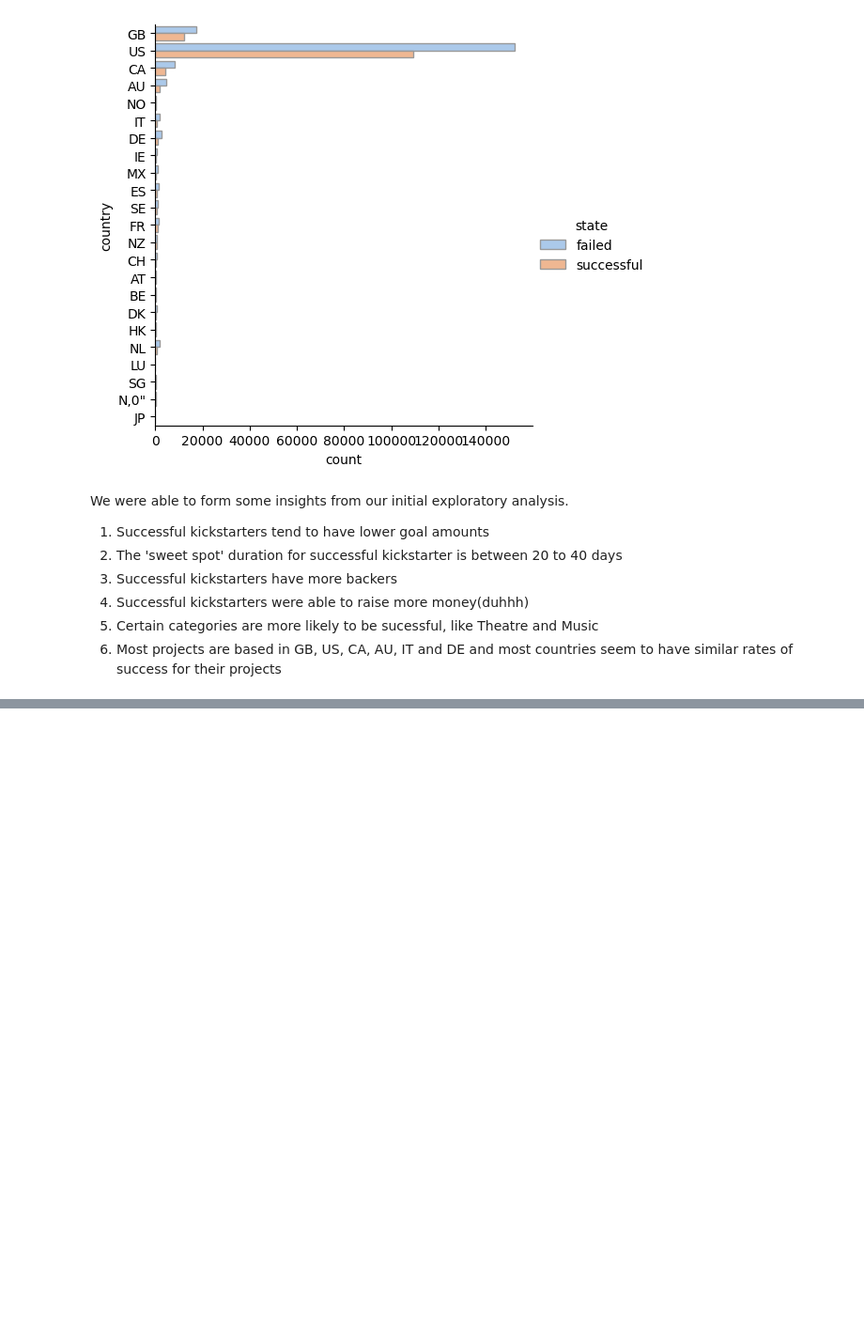
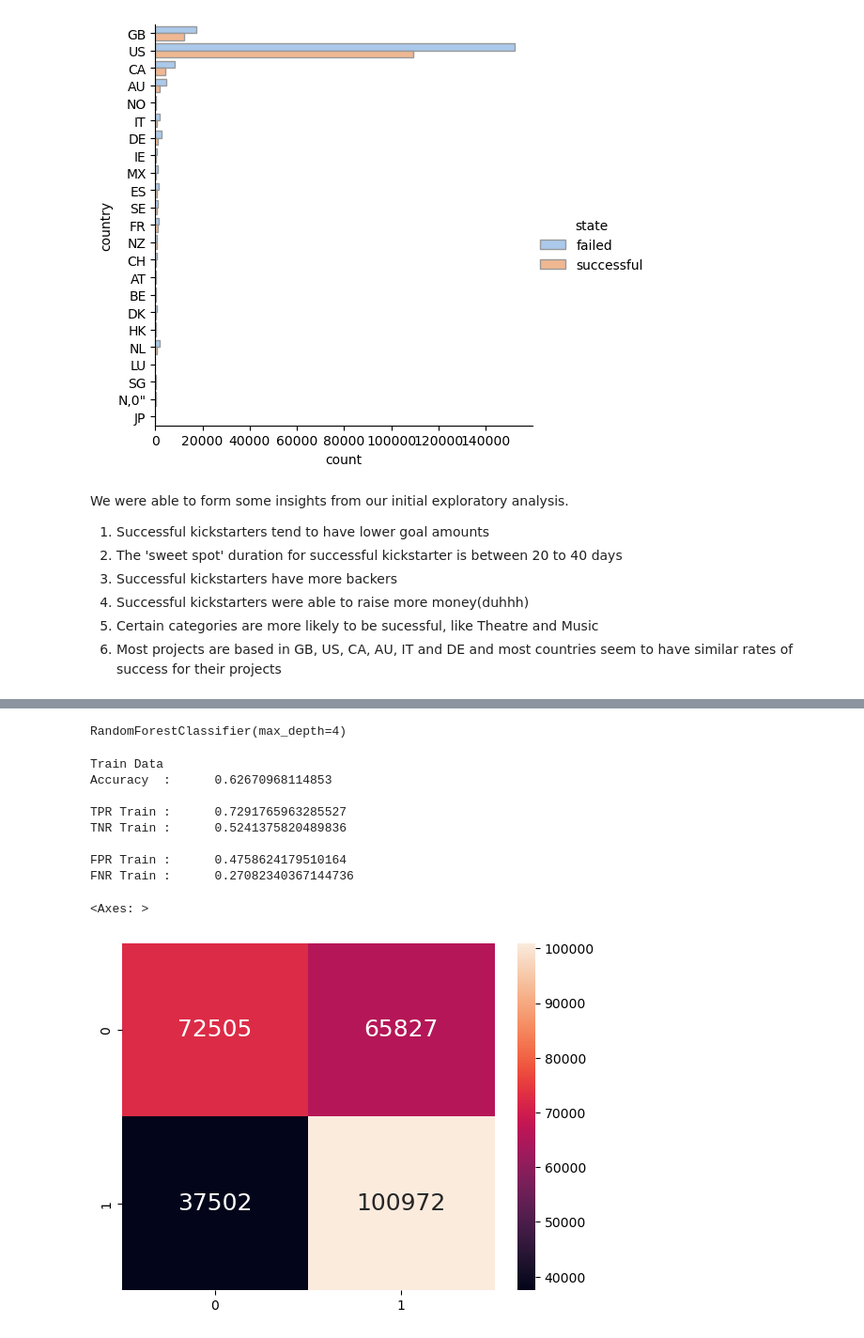
Before and after one commit to yongcake/SC1015-Project, a Jupyter notebook: Kickstarter Project Prediction.ipynb, the cells around one changed output, grey strips where cells are left out. Shown at 94% size. Saved outputs shown, nothing was run; the diff lists cells and outputs as text; code cells hidden in the pictures; blank space fills up the shorter version.

```diff
--- a/Kickstarter Project Prediction.ipynb
+++ b/Kickstarter Project Prediction.ipynb
@@ -720,0 +546,9 @@ FNR Test :       1.0
+# %%
+from sklearn.preprocessing import OneHotEncoder
+ohe = OneHotEncoder()
+model_data_cat = model_data[['main_category','country']]
+ohe.fit(model_data_cat)
+model_data_cat_ohe = pd.DataFrame(ohe.transform(model_data_cat).toarray(),
+                                  columns=ohe.get_feature_names_out(model_data_cat.columns))
+
+model_data_cat_ohe.info()
@@ -720,0 +931,51 @@ FNR Test :       1.0
+# %%
+# Import RandomForestClassifier model from Scikit-Learn
+from sklearn.ensemble import RandomForestClassifier
+
+# Create the Random Forest object
+rforest = RandomForestClassifier(n_estimators = 100,  # n_estimators denote number of trees # CHANGE AND EXPERIMENT
+                                 max_depth = 4)       # set the maximum depth of each tree # CHANGE AND EXPERIMENT
+
+# Fit Random Forest on Train Data
+rforest.fit(X_train, y_train.state.ravel())
+# %% [output]
+RandomForestClassifier(max_depth=4)
+# %%
+
+
+# Predict the Response corresponding to Predictors
+y_train_pred = rforest.predict(X_train)
+
+# Print the Classification Accuracy
+print("Train Data")
+print("Accuracy  :\t", rforest.score(X_train, y_train))
+print()
+
+# Print the Accuracy Measures from the Confusion Matrix
+cmTrain = confusion_matrix(y_train, y_train_pred)
+tpTrain = cmTrain[1][1] # True Positives : Good (1) predicted Good (1)
+fpTrain = cmTrain[0][1] # False Positives : Bad (0) predicted Good (1)
+tnTrain = cmTrain[0][0] # True Negatives : Bad (0) predicted Bad (0)
+fnTrain = cmTrain[1][0] # False Negatives : Good (1) predicted Bad (0)
+
+print("TPR Train :\t", (tpTrain/(tpTrain + fnTrain)))
+print("TNR Train :\t", (tnTrain/(tnTrain + fpTrain)))
+print()
+
+print("FPR Train :\t", (fpTrain/(tnTrain + fpTrain)))
+print("FNR Train :\t", (fnTrain/(tpTrain + fnTrain)))
+
+# Plot the two-way Confusion Matrix
+sb.heatmap(confusion_matrix(y_train, y_train_pred),
+           annot = True, fmt=".0f", annot_kws={"size": 18})
+# %% [output]
+Train Data
+Accuracy  :      0.62670968114853
+
+TPR Train :      0.7291765963285527
+TNR Train :      0.5241375820489836
+
+FPR Train :      0.4758624179510164
+FNR Train :      0.27082340367144736
+<Axes: >
+[figure, added]
```
Also changed, not shown: parts of 43 cells of this notebook.
